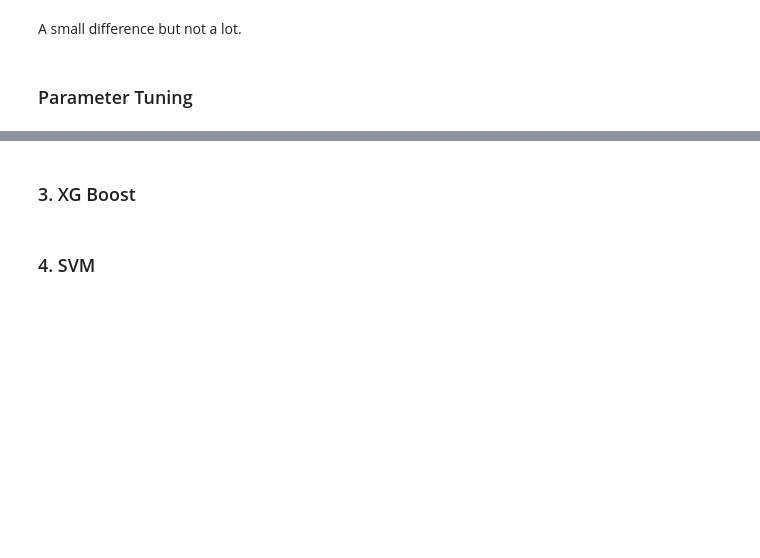
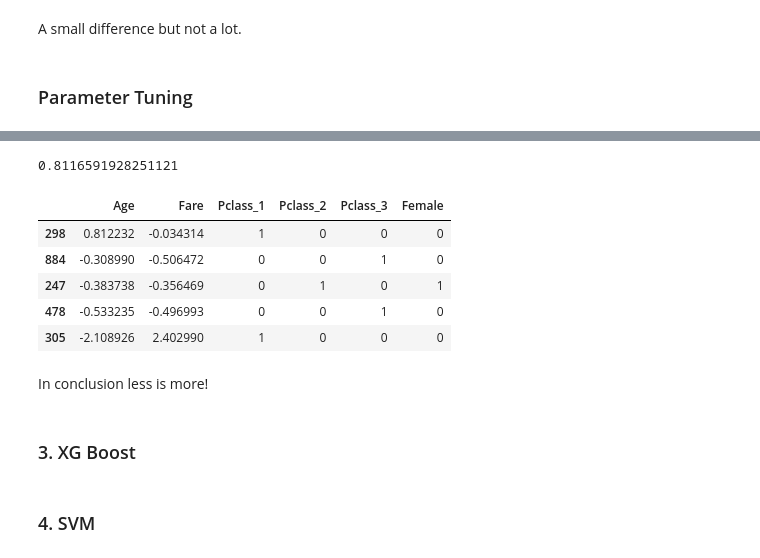
Before and after one commit to datalass1/100-days-of-code, a Jupyter notebook: notebooks/Day-27-28-29-33-36-37-Titanic-Kaggle-competition.ipynb, the cells around one changed output, grey strips where cells are left out. Cells and saved outputs as stored; diff of their text form; code cells hidden in the pictures; blank space fills up the shorter version.

```diff
--- a/notebooks/Day-27-28-29-33-36-37-Titanic-Kaggle-competition.ipynb
+++ b/notebooks/Day-27-28-29-33-36-37-Titanic-Kaggle-competition.ipynb
@@ -602,0 +601,8 @@ array([6.50000000e-03, 2.16575000e-01, 7.36825595e-01, 1.40000000e-02,
+# %%
+y = simple_df['Survived']
+# %%
+X_train, X_test, y_train, y_test = train_test_split(X, y, random_state=42)
+# %%
+rf = RandomForestClassifier(n_estimators=100, random_state=42)
+# %%
+rf.fit(X_train, y_train)
@@ -603,3 +617,18 @@ array([6.50000000e-03, 2.16575000e-01, 7.36825595e-01, 1.40000000e-02,
+# %%
+rf.score(X_test, y_test)
+# %% [output]
+0.8116591928251121
+# %%
+X_train.head()
+# %% [output]
+|  | Age | Fare | Pclass_1 | Pclass_2 | Pclass_3 | Female |
+| 298 | 0.812232 | -0.034314 | 1 | 0 | 0 | 0 |
+| 884 | -0.308990 | -0.506472 | 0 | 0 | 1 | 0 |
+| 247 | -0.383738 | -0.356469 | 0 | 1 | 0 | 1 |
+| 478 | -0.533235 | -0.496993 | 0 | 0 | 1 | 0 |
+| 305 | -2.108926 | 2.402990 | 1 | 0 | 0 | 0 |
+# %% [markdown]
+In conclusion less is more!
 # %% [markdown]
 ### 3. XG Boost
 # %% [markdown]
```
Also changed, not shown: parts of 22 cells of this notebook, 1 other file.
